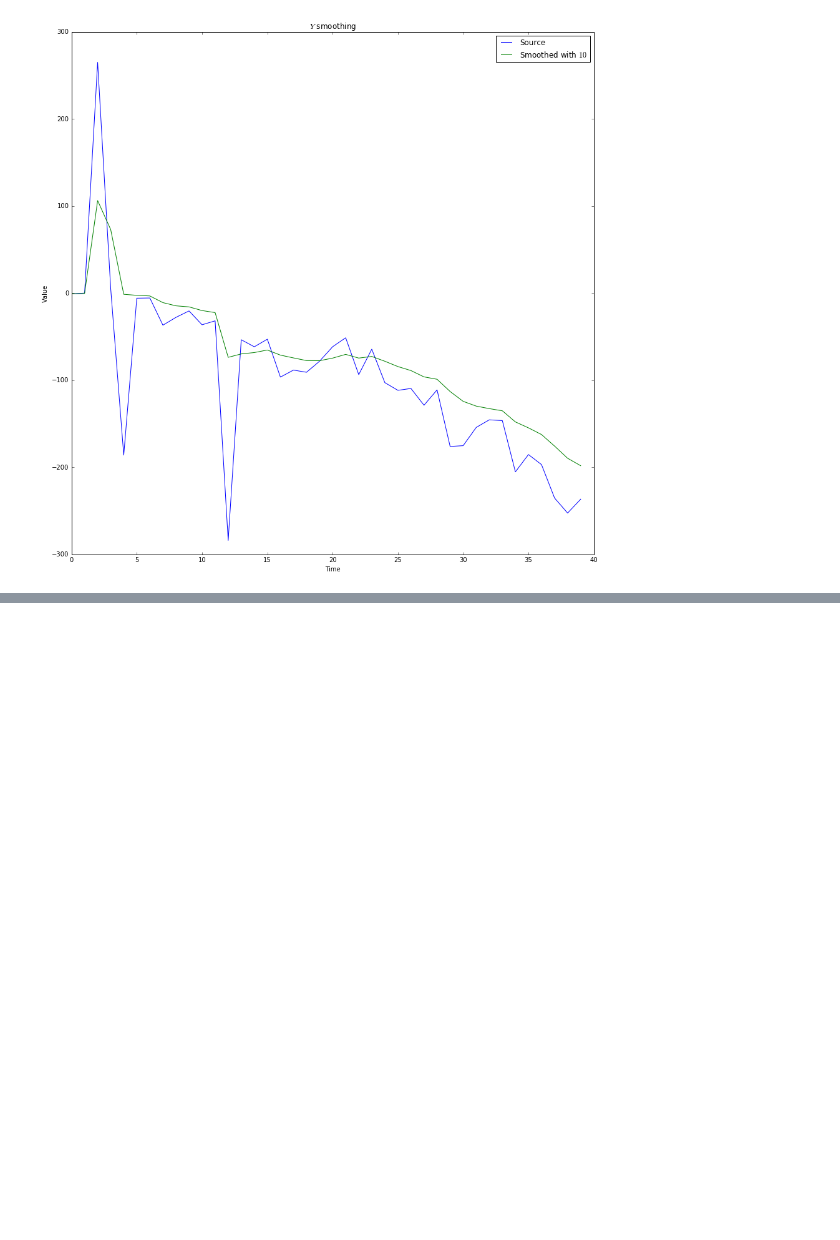
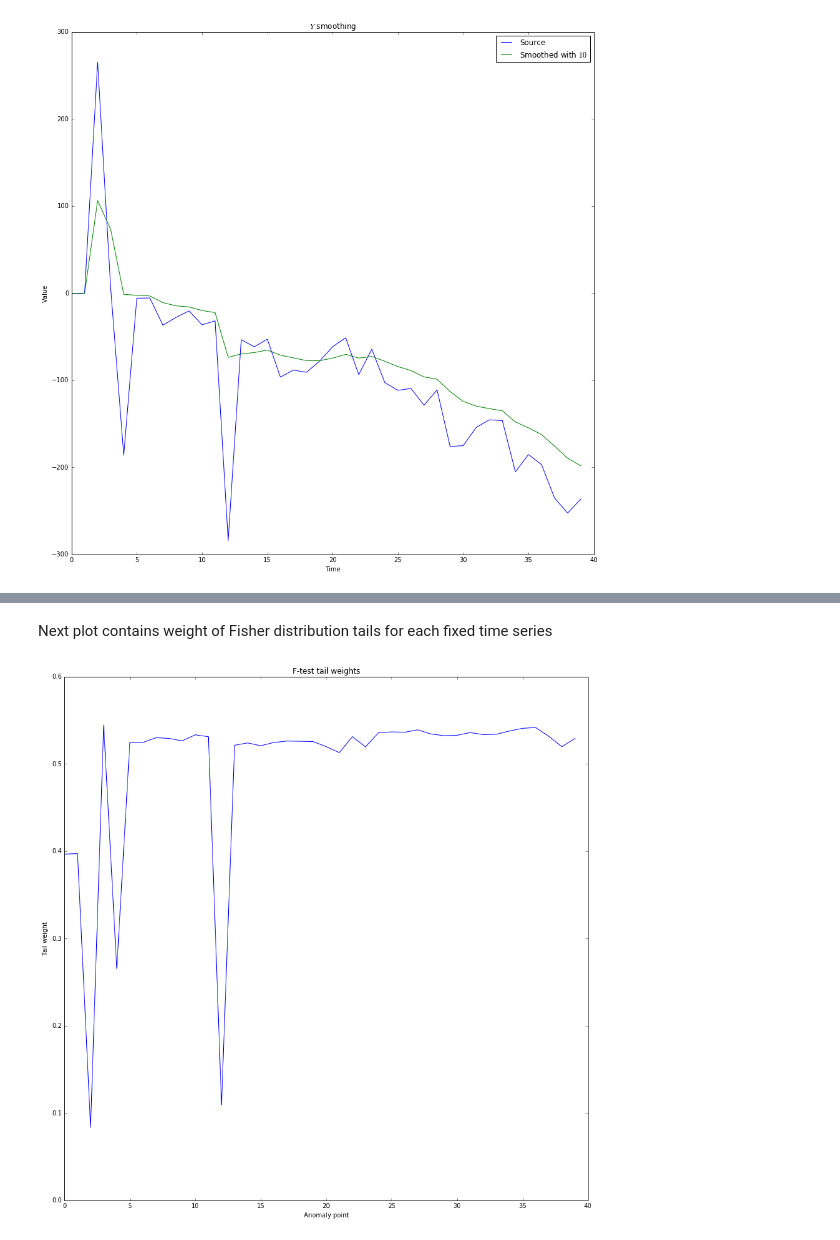
Before and after one commit to definability/statistical-analysis, a Jupyter notebook: course/Notebook/Coursework.ipynb, the cells around one changed output, grey strips where cells are left out. Saved outputs shown, nothing was run; the diff lists cells and outputs as text; code cells hidden in the pictures; blank space fills up the shorter version.

```diff
--- a/course/Notebook/Coursework.ipynb
+++ b/course/Notebook/Coursework.ipynb
@@ -82,0 +130,10 @@ plt.show()
+# %% [markdown]
+Next plot contains weight of Fisher distribution tails for each fixed time series
+# %%
+plt.plot(t, get_f_weights(anomalies))
+plt.title('F-test tail weights')
+plt.xlabel('Anomaly point')
+plt.ylabel('Tail weight')
+plt.show()
+# %% [output]
+[figure, added]
```
Also changed, not shown: parts of 6 cells of this notebook.
